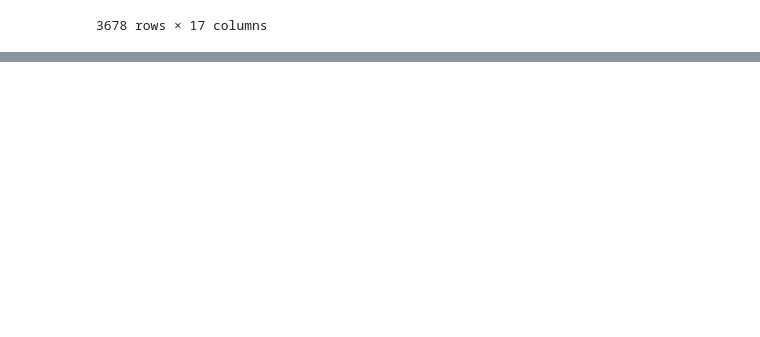
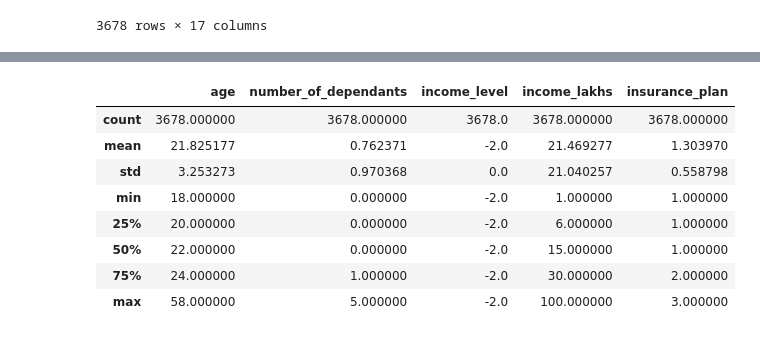
Before and after one commit to ittihadur/ML-Regression-Project, a Jupyter notebook: ML REGRESSION.ipynb, the cells around one changed output, grey strips where cells are left out. Drawn from its saved outputs; the diff is of its cells as text; code cells hidden in the pictures; blank space fills up the shorter version.

Commit message:
Found extreme values in age column

```diff
--- a/ML REGRESSION.ipynb
+++ b/ML REGRESSION.ipynb
@@ -630,0 +655,6 @@ extreme_errors_df
+# %%
+extreme_errors_df['income_level']=-1
+# %%
+df_reversed = pd.DataFrame()
+df_reversed[cols_to_scale] = scaler.inverse_transform(extreme_errors_df[cols_to_scale])
+df_reversed.head()
@@ -630,0 +668,12 @@ extreme_errors_df
+# %%
+df_reversed.describe()
+# %% [output]
+|  | age | number_of_dependants | income_level | income_lakhs | insurance_plan |
+| count | 3678.000000 | 3678.000000 | 3678.0 | 3678.000000 | 3678.000000 |
+| mean | 21.825177 | 0.762371 | -2.0 | 21.469277 | 1.303970 |
+| std | 3.253273 | 0.970368 | 0.0 | 21.040257 | 0.558798 |
+| min | 18.000000 | 0.000000 | -2.0 | 1.000000 | 1.000000 |
+| 25% | 20.000000 | 0.000000 | -2.0 | 6.000000 | 1.000000 |
+| 50% | 22.000000 | 0.000000 | -2.0 | 15.000000 | 1.000000 |
+| 75% | 24.000000 | 1.000000 | -2.0 | 30.000000 | 2.000000 |
+| max | 58.000000 | 5.000000 | -2.0 | 100.000000 | 3.000000 |
```
Also changed, not shown: parts of 5 cells of this notebook.
